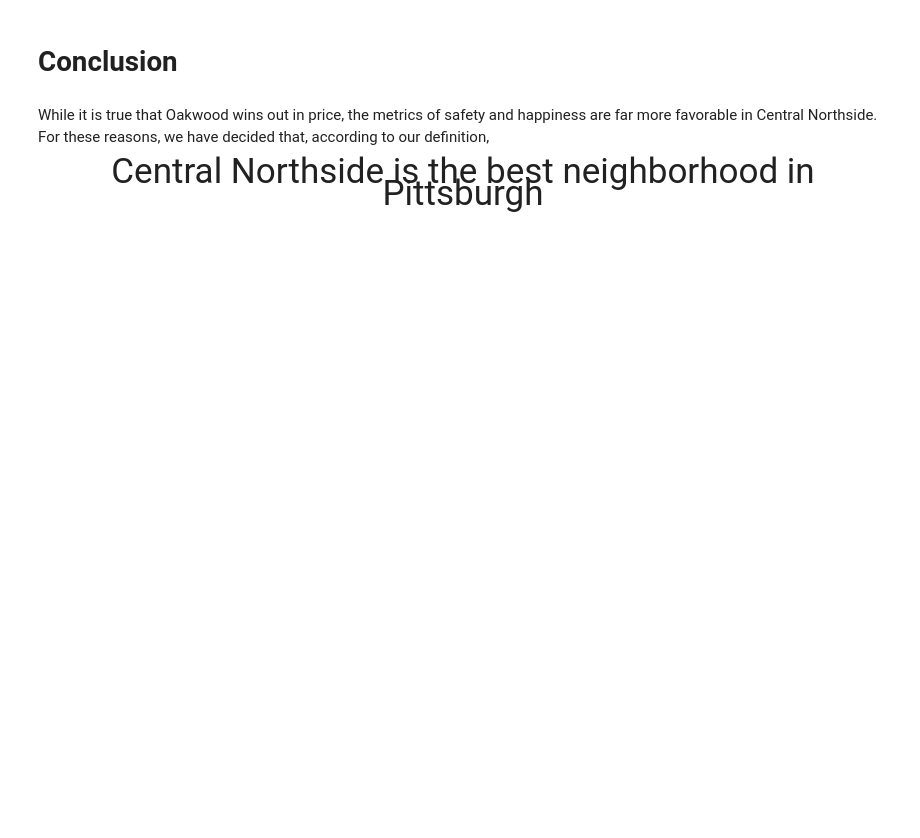
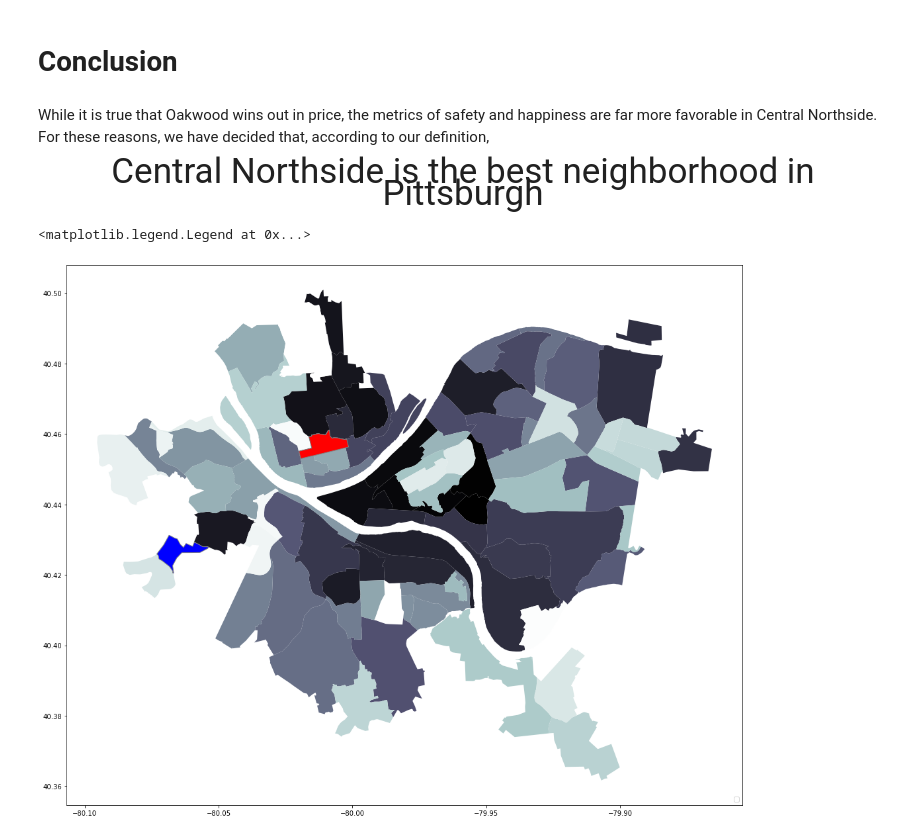
Before and after one commit to strobosco/bigideasfinal, a Jupyter notebook: main.ipynb, the cells around one changed output. Drawn from its saved outputs; the diff is of its cells as text; code cells hidden in the pictures; blank space fills up the shorter version.

```diff
--- a/main.ipynb
+++ b/main.ipynb
@@ -106,3 +106,15 @@ We think it is reasonable to pay the extra $100 to live in **Central Northside**
 While it is true that Oakwood wins out in price, the metrics of safety and happiness are far more favorable in Central Northside. For these reasons, we have decided that, according to our definition,
 
 <div align='center' style="font-size:35px;">Central Northside is the best neighborhood in Pittsburgh</div>
+# %%
+import geopandas
+import matplotlib.pyplot as plt
+
+neighborhoods = geopandas.read_file("Neighborhoods/Neighborhoods_.shp")
+
+map = neighborhoods.plot(figsize=(20,15), cmap="bone")
+neighborhoods[neighborhoods.hood == "Central Northside"].plot(edgecolor=u'gray', color='red', ax=map)
+neighborhoods[neighborhoods.hood == "Oakwood"].plot(edgecolor=u'gray', color='blue', ax=map)
+# %% [output]
+<matplotlib.legend.Legend at 0x...>
+[figure, added]
```
